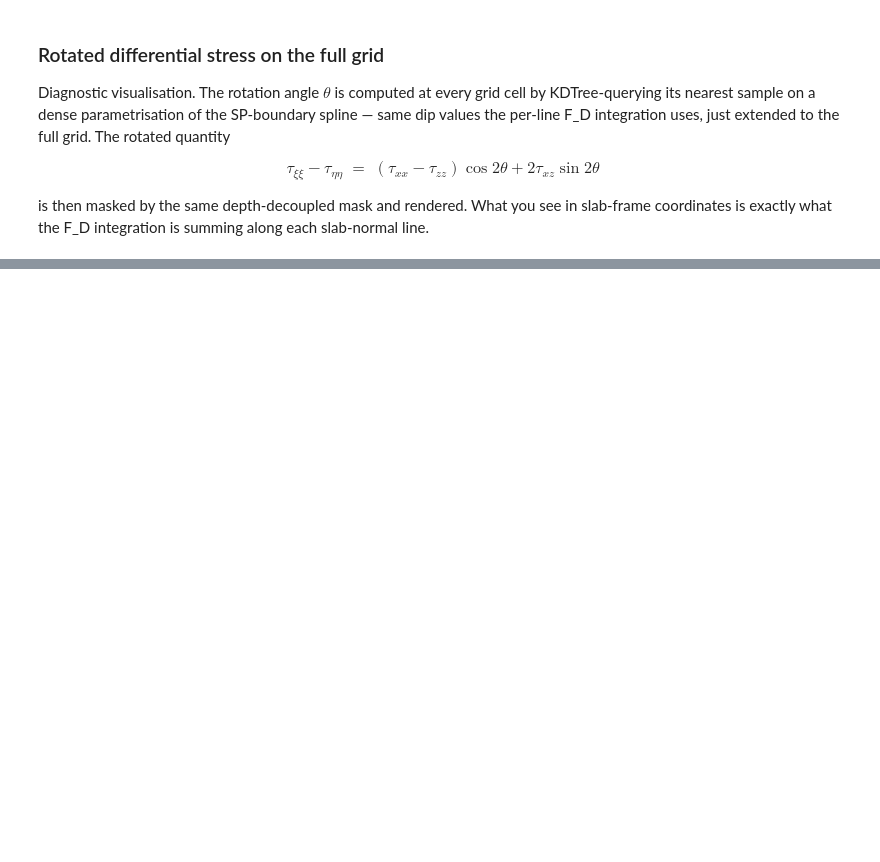
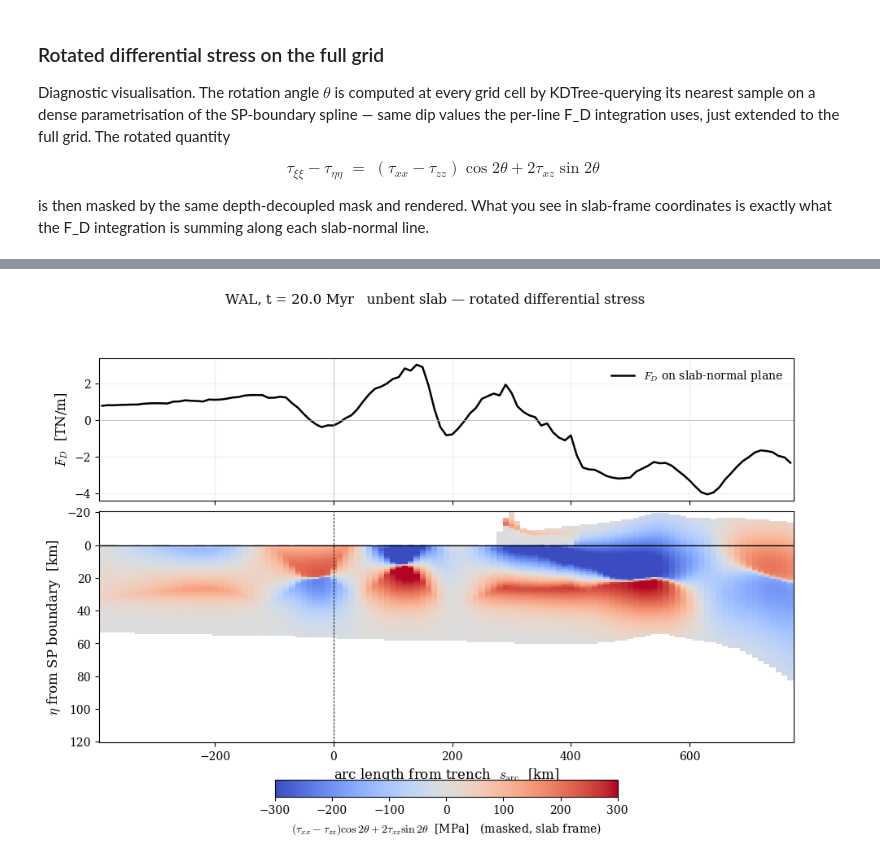
Before and after one commit to dansand/trench_pull_fluidity, a Jupyter notebook: notebooks/further_analysis/fluidity_slab_normal_FD.ipynb, the cells around one changed output, grey strips where cells are left out. Drawn from its saved outputs; the diff is of its cells as text; code cells hidden in the pictures; blank space fills up the shorter version.

```diff
--- a/notebooks/further_analysis/fluidity_slab_normal_FD.ipynb
+++ b/notebooks/further_analysis/fluidity_slab_normal_FD.ipynb
@@ -869,0 +952,75 @@ plt.show()
+# %%
+# Slab "unbent" visualisation: rotated differential stress in slab-aligned
+# (s_arc, η) coordinates, as a flat rectangle.  Top panel: F_D vs s_arc.
+# Bottom panel: pcolormesh of the rotated diff stress, x = arc length from
+# trench, y = perpendicular distance from the SP boundary tracker.  Same
+# masking and rotation as the curved-frame version.
+#
+# Drop into a fresh cell AFTER the slab-orthogonal-lines / buoyancy / interface
+# pipeline.  Reuses: X_lines, Z_lines, s_local, s_arc, s_eval, dip_eval,
+# Fd_arr, ftxx, ftzz, ftxz, fT, fSP, MODEL_KEY, t_yr,
+# DECOUPLING_DEPTH_KM, SP_THRESHOLD_MASK, T_MAX_K.
+
+import numpy as np
+import matplotlib.pyplot as plt
+
+# ---- 1. Build the 2D stress grid in (s_arc, η) coords --------------------
+n_pts_local = len(s_local)
+n_eval      = len(s_eval)
+
+stress_grid = np.full((n_pts_local, n_eval), np.nan)
+
+for i in range(n_eval):
+    pts   = np.column_stack([Z_lines[i], X_lines[i]])
+    txx_p = ftxx(pts); tzz_p = ftzz(pts); txz_p = ftxz(pts)
+    T_p   = fT(pts);   SP_p  = fSP(pts)
+
+    two_th   = 2 * dip_eval[i]
+    diff_rot = (txx_p - tzz_p) * np.cos(two_th) + 2 * txz_p * np.sin(two_th)
+
+    z_along      = pts[:, 0]
+    shallow      = z_along < DECOUPLING_DEPTH_KM * 1_000.0
+    mask_shallow = (SP_p > SP_THRESHOLD_MASK) & (T_p < T_MAX_K)
+    mask_deep    = (T_p < T_MAX_K)
+    keep         = np.where(shallow, mask_shallow, mask_deep) & np.isfinite(diff_rot)
+
+    stress_grid[:, i] = np.where(keep, diff_rot, np.nan)
+
+# ---- 2. Plot --------------------------------------------------------------
+fig, (ax_top, ax_bot) = plt.subplots(
+    2, 1, figsize=(11, 7), sharex=True,
+    gridspec_kw={'height_ratios': [1, 2], 'hspace': 0.05},
+)
+
+# Top: F_D vs arc length
+ax_top.plot(s_arc * 1e-3, Fd_arr * 1e-12, color='k', lw=1.8,
+            label=r'$F_D$ on slab-normal plane')
+ax_top.axhline(0, color='0.7', lw=0.5)
+ax_top.axvline(0, color='0.7', lw=0.5)
+ax_top.set_ylabel(r'$F_D$  [TN/m]', fontsize=12)
+ax_top.legend(loc='best', frameon=False, fontsize=10)
+ax_top.grid(alpha=0.2)
+
+# Bottom: unbent slab — rotated diff stress on (s_arc, η) grid
+im = ax_bot.pcolormesh(s_arc * 1e-3, s_local * 1e-3, stress_grid * 1e-6,
+                       cmap='coolwarm', shading='auto', vmin=-300, vmax=+300)
+
+ax_bot.axhline(0, color='k', lw=1.0)            # SP boundary tracker
+ax_bot.axvline(0, color='k', lw=0.6, ls='--')   # trench
+ax_bot.invert_yaxis()                           # positive η (into slab) downward
+
+ax_bot.set_xlabel(r'arc length from trench  $s_\mathrm{arc}$  [km]', fontsize=12)
+ax_bot.set_ylabel(r'$\eta$ from SP boundary  [km]', fontsize=12)
+
+cbar = fig.colorbar(im, ax=ax_bot, orientation='horizontal',
+                    fraction=0.06, pad=0.13,
+                    label=r'$(\tau_{xx}-\tau_{zz})\cos 2\theta + 2\tau_{xz}\sin 2\theta$  [MPa]   '
+                          '(masked, slab frame)')
+
+fig.suptitle(f'{MODEL_KEY}, t = {t_yr/1e6:.1f} Myr   '
+             'unbent slab — rotated differential stress',
+             y=0.995)
+fig.tight_layout(rect=[0, 0, 1, 0.97])
+plt.show()
+# %% [output]
+[figure, added]
```
Also changed, not shown: parts of 9 cells of this notebook, 11 other files.
